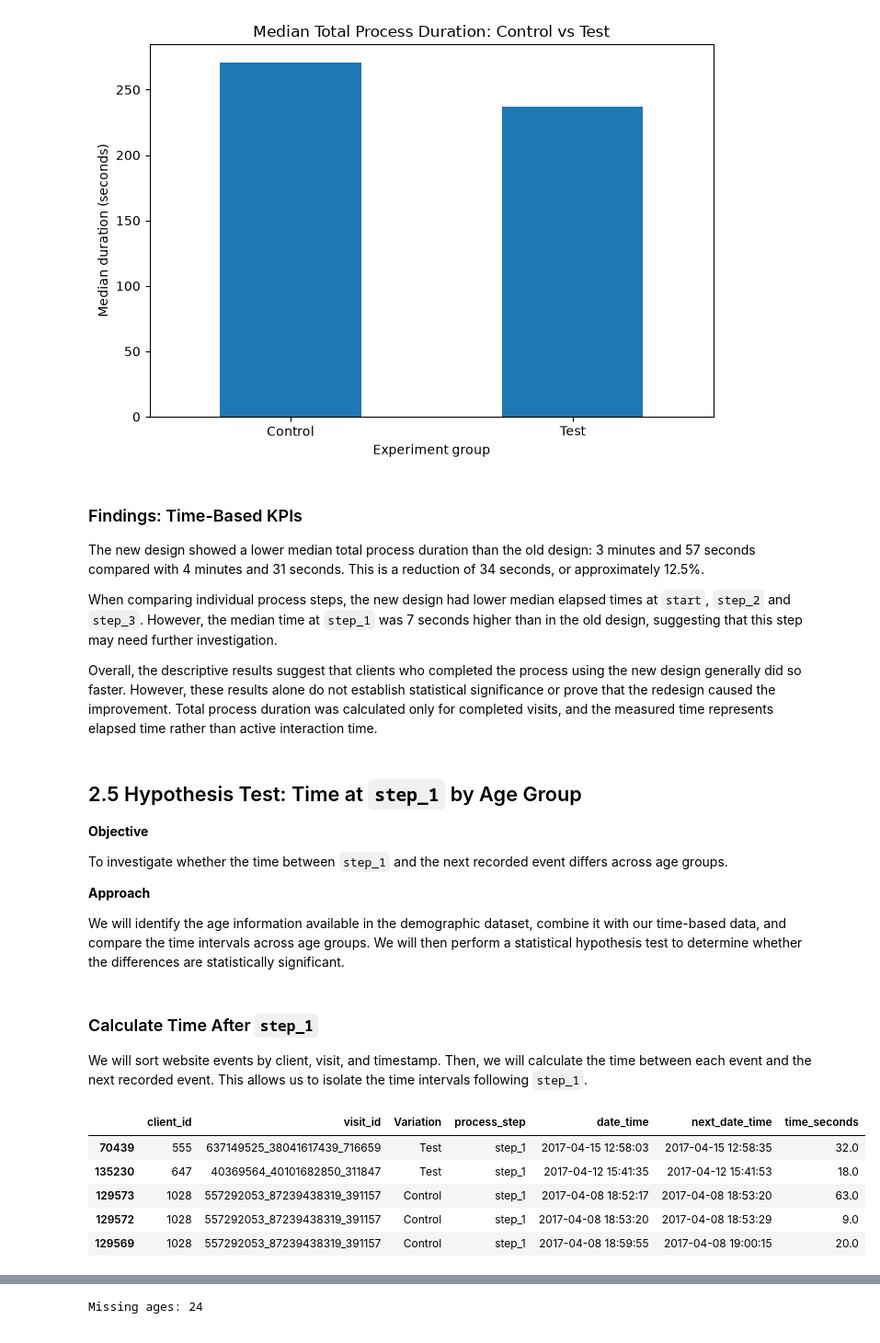
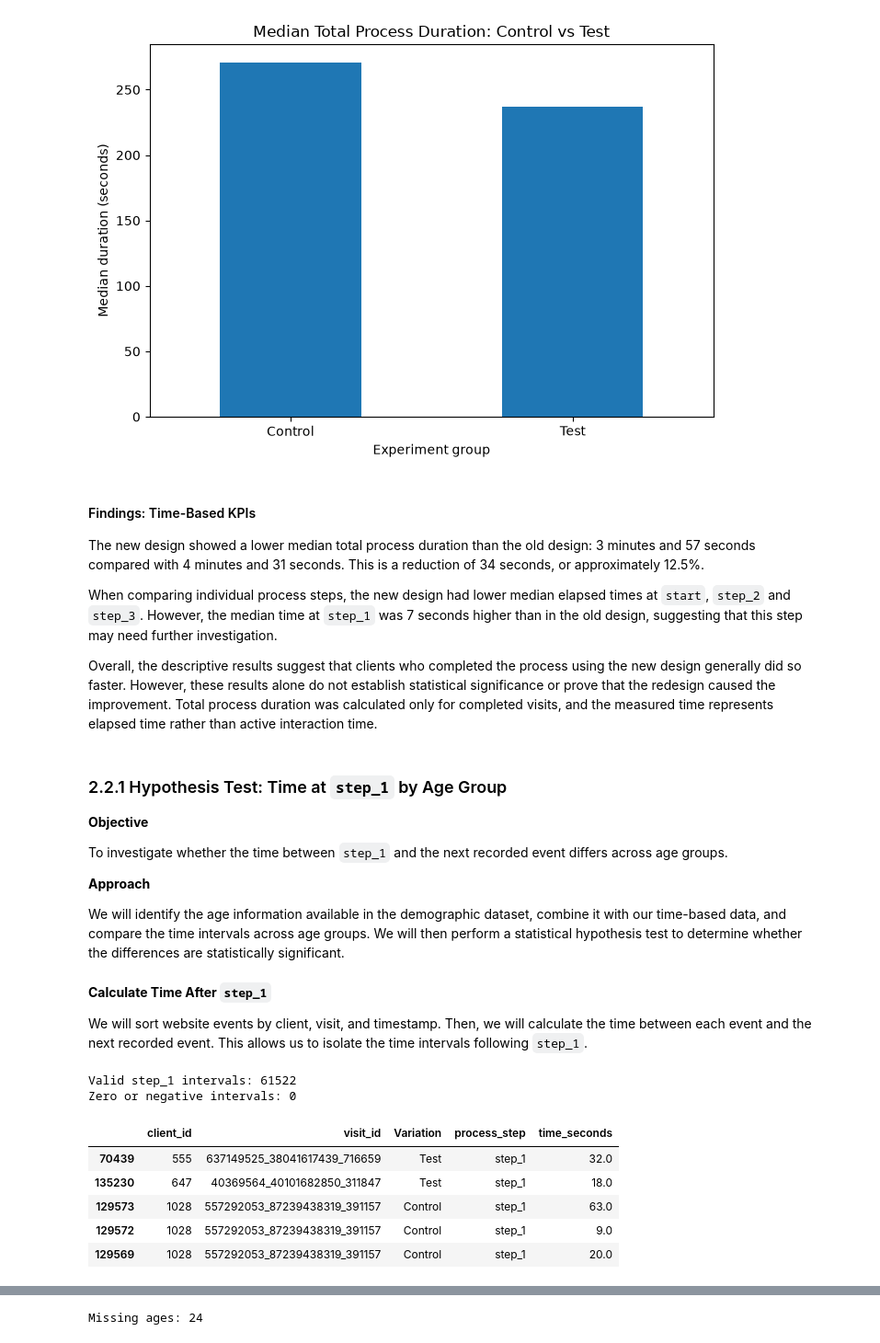
Before and after one commit to JovZiv/vanguard-ab-test-project2, a Jupyter notebook: vanguard-ab-test.ipynb, the cells around one changed output, grey strips where cells are left out. Shown at 92% size. Saved outputs shown, nothing was run; the diff lists cells and outputs as text; code cells hidden in the pictures.

```diff
--- a/vanguard-ab-test.ipynb
+++ b/vanguard-ab-test.ipynb
@@ -715,7 +2077,7 @@ plt.tight_layout()
 # %% [output]
 [figure]
 # %% [markdown]
-### Findings: Time-Based KPIs
+#### Findings: Time-Based KPIs
 
 The new design showed a lower median total process duration than the old design: 3 minutes and 57 seconds compared with 4 minutes and 31 seconds. This is a reduction of 34 seconds, or approximately 12.5%.
 
@@ -723,7 +2085,7 @@ When comparing individual process steps, the new design had lower median elapsed
 
 Overall, the descriptive results suggest that clients who completed the process using the new design generally did so faster. However, these results alone do not establish statistical significance or prove that the redesign caused the improvement. Total process duration was calculated only for completed visits, and the measured time represents elapsed time rather than active interaction time.
 # %% [markdown]
-## 2.5 Hypothesis Test: Time at `step_1` by Age Group
+### 2.2.1 Hypothesis Test: Time at `step_1` by Age Group
 
 **Objective**
 
@@ -733,47 +2095,56 @@ To investigate whether the time between `step_1` and the next recorded event dif
 
 We will identify the age information available in the demographic dataset, combine it with our time-based data, and compare the time intervals across age groups. We will then perform a statistical hypothesis test to determine whether the differences are statistically significant.
 # %% [markdown]
-### Calculate Time After `step_1`
+**Calculate Time After `step_1`**
 
 We will sort website events by client, visit, and timestamp. Then, we will calculate the time between each event and the next recorded event. This allows us to isolate the time intervals following `step_1`.
 # %%
-# Copy the cleaned website activity data and sort events chronologically
+# Calculate valid elapsed times after step_1
+
+# Sort events chronologically within each client visit
 df_age_time = df.sort_values(by=["client_id", "visit_id", "date_time"]).copy()
 
-# Get the timestamp of the next event within each client visit
+# Get the timestamp of the next event within the same visit
 df_age_time["next_date_time"] = df_age_time.groupby(["client_id", "visit_id"])[
     "date_time"
 ].shift(-1)
 
-# Calculate the time between the current event and the next event in seconds
+# Calculate elapsed time between consecutive events in seconds
 df_age_time["time_seconds"] = (
     df_age_time["next_date_time"] - df_age_time["date_time"]
 ).dt.total_seconds()
 
-# Keep only step_1 events that have a following event
+# Keep step_1 events with a following event and a positive time interval
 step1_age = df_age_time[
-    (df_age_time["process_step"] == "step_1") & (df_age_time["next_date_time"].notna())
+    (df_age_time["process_step"] == "step_1")
+    & df_age_time["next_date_time"].notna()
+    & df_age_time["time_seconds"].notna()
+    & (df_age_time["time_seconds"] > 0)
 ].copy()
 
-# Display a sample to check the results
+# Check the resulting data
+print("Valid step_1 intervals:", len(step1_age))
+print("Zero or negative intervals:", (step1_age["time_seconds"] <= 0).sum())
+
+# Display a sample of the results
 display(
     step1_age[
         [
             "client_id",
             "visit_id",
             "Variation",
             "process_step",
-            "date_time",
-            "next_date_time",
             "time_seconds",
         ]
     ].head()
 )
 # %% [output]
+Valid step_1 intervals: 61522
+Zero or negative intervals: 0
-|  | client_id | visit_id | Variation | process_step | date_time | next_date_time | time_seconds |
-| 70439 | 555 | 637149525_38041617439_716659 | Test | step_1 | 2017-04-15 12:58:03 | 2017-04-15 12:58:35 | 32.0 |
-| 135230 | 647 | 40369564_40101682850_311847 | Test | step_1 | 2017-04-12 15:41:35 | 2017-04-12 15:41:53 | 18.0 |
-| 129573 | 1028 | 557292053_87239438319_391157 | Control | step_1 | 2017-04-08 18:52:17 | 2017-04-08 18:53:20 | 63.0 |
-| 129572 | 1028 | 557292053_87239438319_391157 | Control | step_1 | 2017-04-08 18:53:20 | 2017-04-08 18:53:29 | 9.0 |
-| 129569 | 1028 | 557292053_87239438319_391157 | Control | step_1 | 2017-04-08 18:59:55 | 2017-04-08 19:00:15 | 20.0 |
+|  | client_id | visit_id | Variation | process_step | time_seconds |
+| 70439 | 555 | 637149525_38041617439_716659 | Test | step_1 | 32.0 |
+| 135230 | 647 | 40369564_40101682850_311847 | Test | step_1 | 18.0 |
+| 129573 | 1028 | 557292053_87239438319_391157 | Control | step_1 | 63.0 |
+| 129572 | 1028 | 557292053_87239438319_391157 | Control | step_1 | 9.0 |
+| 129569 | 1028 | 557292053_87239438319_391157 | Control | step_1 | 20.0 |
 # %% [markdown]
```
Also changed, not shown: parts of 124 cells of this notebook, 8 other files.
